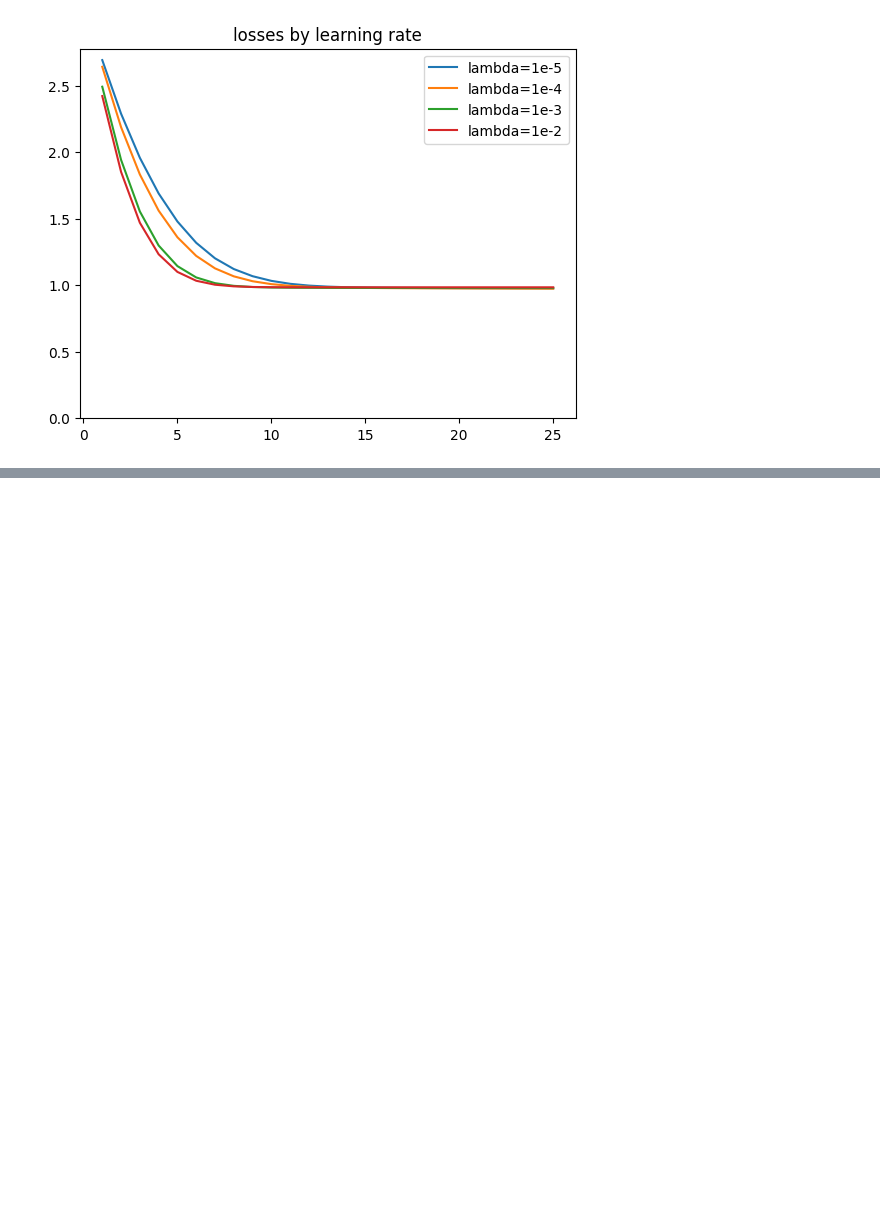
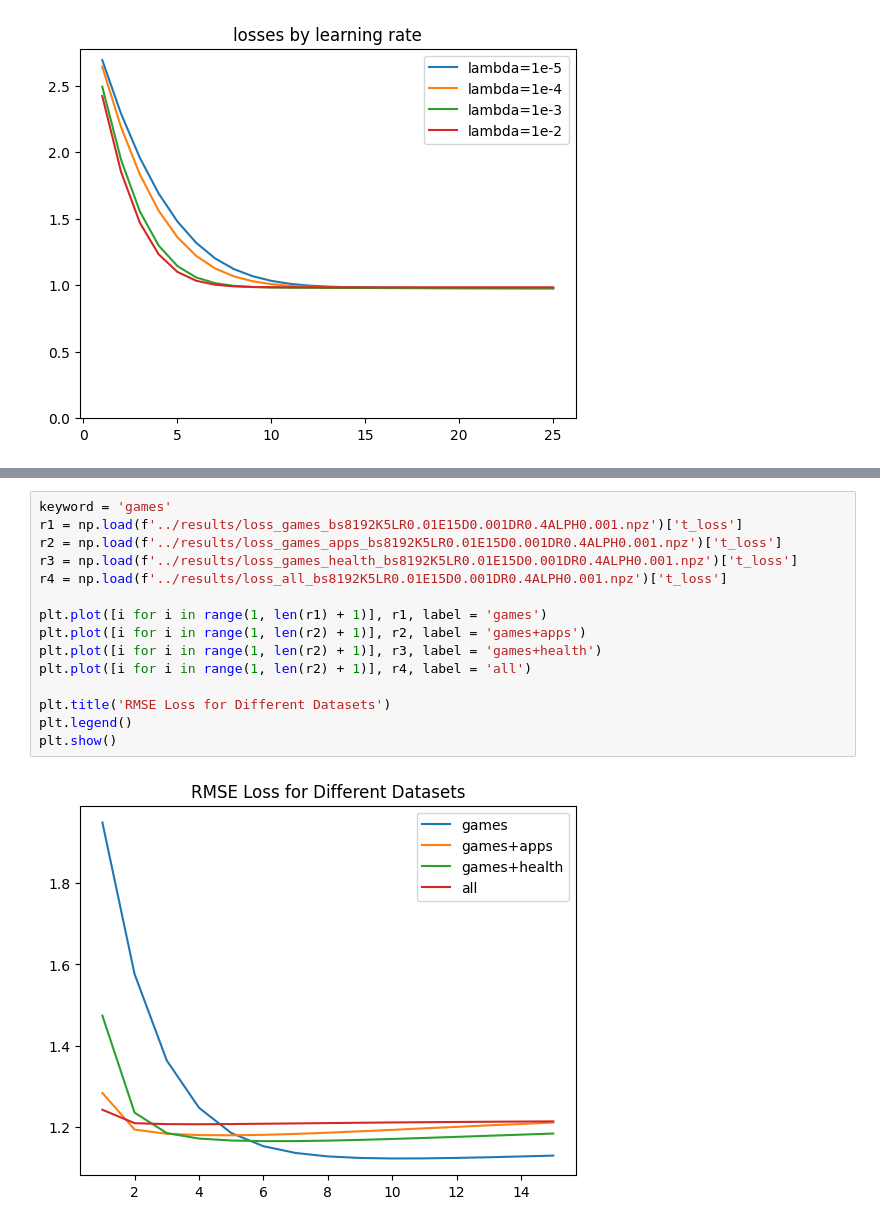
Before and after one commit to NicoPang/rl-recommender, a Jupyter notebook: notebooks/graphing.ipynb, the cells around one changed output, grey strips where cells are left out. Saved outputs shown, nothing was run; the diff lists cells and outputs as text; blank space fills up the shorter version.

```diff
--- a/notebooks/graphing.ipynb
+++ b/notebooks/graphing.ipynb
@@ -70,0 +85,17 @@ plt.show()
+# %%
+keyword = 'games'
+r1 = np.load(f'../results/loss_games_bs8192K5LR0.01E15D0.001DR0.4ALPH0.001.npz')['t_loss']
+r2 = np.load(f'../results/loss_games_apps_bs8192K5LR0.01E15D0.001DR0.4ALPH0.001.npz')['t_loss']
+r3 = np.load(f'../results/loss_games_health_bs8192K5LR0.01E15D0.001DR0.4ALPH0.001.npz')['t_loss']
+r4 = np.load(f'../results/loss_all_bs8192K5LR0.01E15D0.001DR0.4ALPH0.001.npz')['t_loss']
+
+plt.plot([i for i in range(1, len(r1) + 1)], r1, label = 'games')
+plt.plot([i for i in range(1, len(r2) + 1)], r2, label = 'games+apps')
+plt.plot([i for i in range(1, len(r2) + 1)], r3, label = 'games+health')
+plt.plot([i for i in range(1, len(r2) + 1)], r4, label = 'all')
+
+plt.title('RMSE Loss for Different Datasets')
+plt.legend()
+plt.show()
+# %% [output]
+[figure, added]
```
Also changed, not shown: parts of 2 cells of this notebook, 2 other files.
